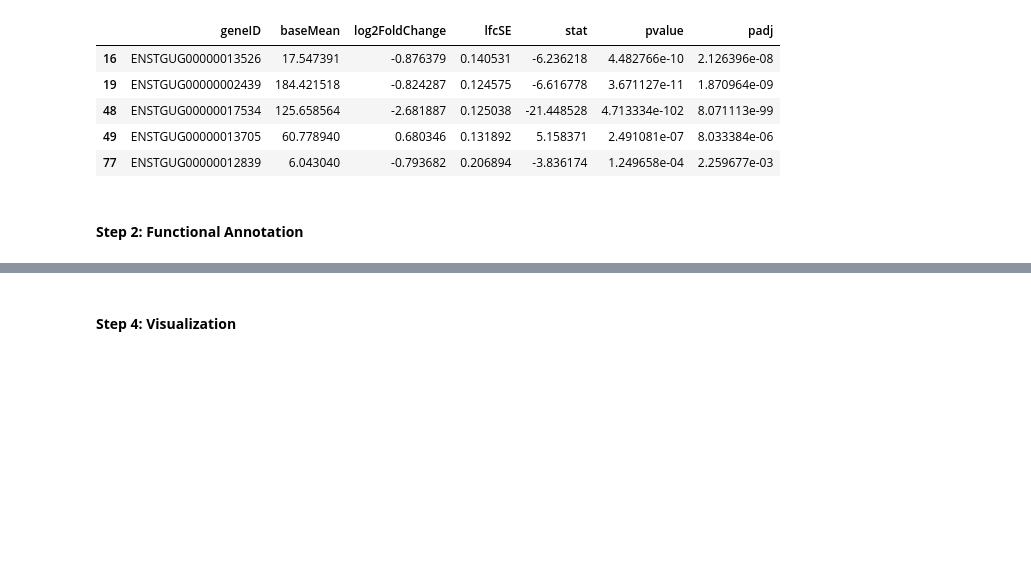
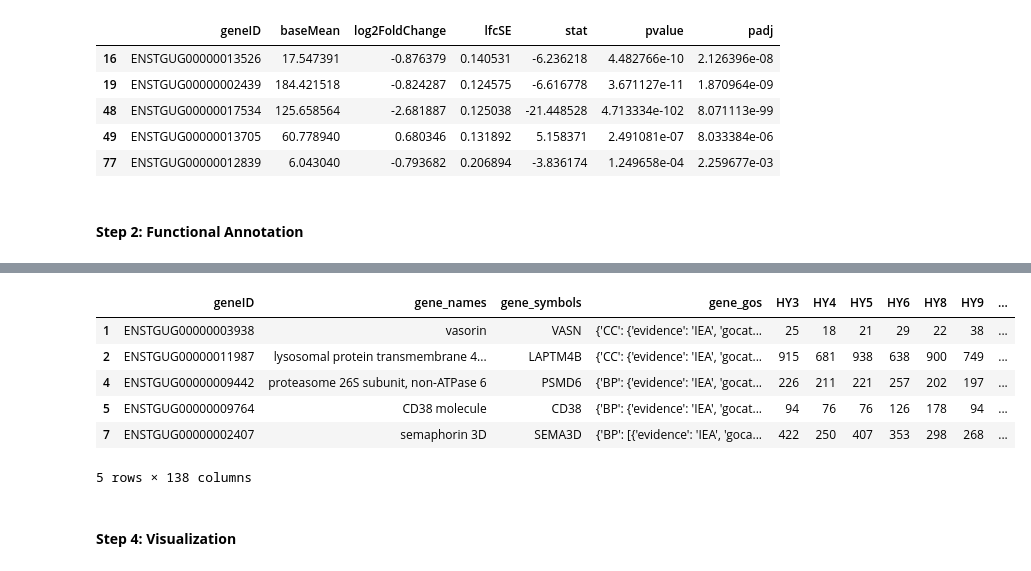
Before and after one commit to amirezzati/bioinformatics-project, a Jupyter notebook: the-songbird-study/SongBirdStudy.ipynb, the cells around one changed output, grey strips where cells are left out. Cells and saved outputs as stored; diff of their text form; code cells hidden in the pictures; blank space fills up the shorter version.

```diff
--- a/the-songbird-study/SongBirdStudy.ipynb
+++ b/the-songbird-study/SongBirdStudy.ipynb
@@ -1456,0 +1557,12 @@ sigs.head()
+# %%
+# drop the genes which have no gene ontology
+annotated_geneID = annotated_geneID[annotated_geneID['gene_gos'] != 'NA']
+annotated_geneID.head()
+# %% [output]
+|  | geneID | gene_names | gene_symbols | gene_gos | HY3 | HY4 | HY5 | HY6 | HY8 | HY9 | ... |
+| 1 | ENSTGUG00000003938 | vasorin | VASN | {'CC': {'evidence': 'IEA', 'gocat... | 25 | 18 | 21 | 29 | 22 | 38 | ... |
+| 2 | ENSTGUG00000011987 | lysosomal protein transmembrane 4... | LAPTM4B | {'CC': {'evidence': 'IEA', 'gocat... | 915 | 681 | 938 | 638 | 900 | 749 | ... |
+| 4 | ENSTGUG00000009442 | proteasome 26S subunit, non-ATPase 6 | PSMD6 | {'BP': {'evidence': 'IEA', 'gocat... | 226 | 211 | 221 | 257 | 202 | 197 | ... |
+| 5 | ENSTGUG00000009764 | CD38 molecule | CD38 | {'BP': {'evidence': 'IEA', 'gocat... | 94 | 76 | 76 | 126 | 178 | 94 | ... |
+| 7 | ENSTGUG00000002407 | semaphorin 3D | SEMA3D | {'BP': [{'evidence': 'IEA', 'goca... | 422 | 250 | 407 | 353 | 298 | 268 | ... |
+5 rows × 138 columns
```
Also changed, not shown: parts of 10 cells of this notebook.
